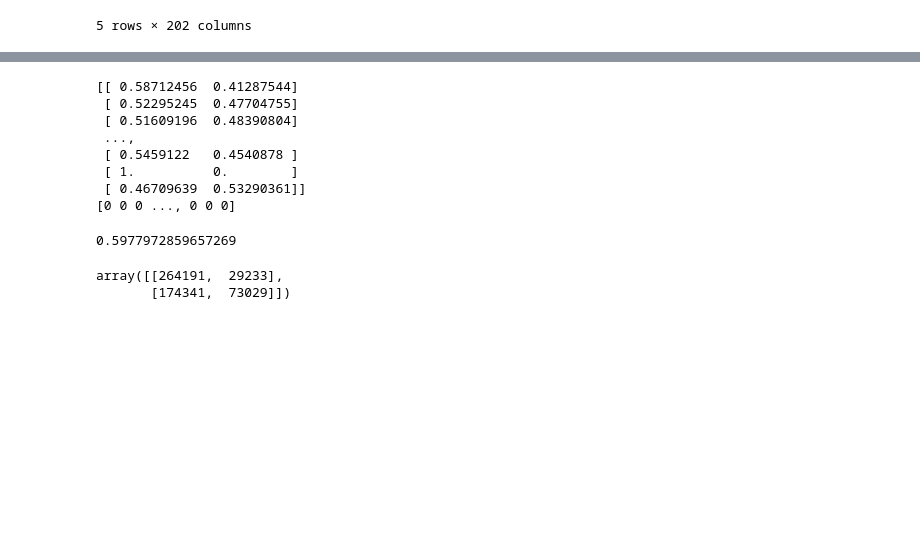
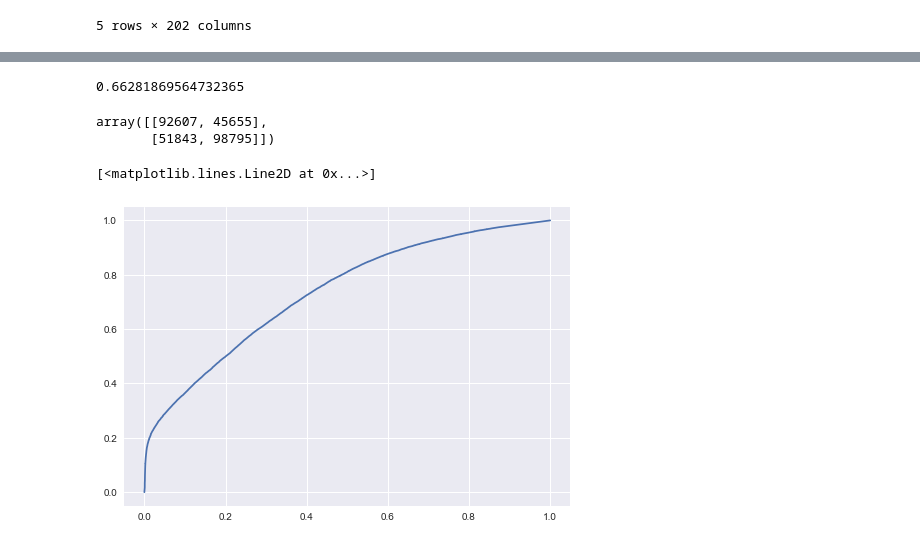
Before and after one commit to richardschris/my-hw-repo, a Jupyter notebook: cfpb-exploration-plus-model.ipynb, the cells around one changed output, grey strips where cells are left out. Drawn from its saved outputs; the diff is of its cells as text; code cells hidden in the pictures; blank space fills up the shorter version.

```diff
--- a/cfpb-exploration-plus-model.ipynb
+++ b/cfpb-exploration-plus-model.ipynb
@@ -305,5 +306,5 @@ X, y = sm.fit_sample(X_train, y_train)
 Name: Consumer disputed?, dtype: int64
 # %%
-model = RandomForestClassifier(n_estimators=200, class_weight='balanced', random_state=555, criterion='gini')
-model.fit(complaints_dummied[train_cols], complaints_dummied['Consumer disputed?'], sample_weight=complaints_dummied['Consumer disputed?'].shape)
+model = RandomForestClassifier(n_estimators=50, random_state=555, criterion='gini')
+model.fit(X, y)
 # %% [output]
@@ -319,0 +317,3 @@ model.score(complaints_dummied[train_cols], complaints_dummied['Consumer dispute
+# %%
+X_test, y_test = sm.fit_sample(X_test, y_test)
+model.score(X_test, y_test)
@@ -341,31 +343,21 @@ print model.feature_importances_
 # %%
-predictions = model.predict(complaints_dummied[train_cols])
-predict_probs = model.predict_proba(complaints_dummied[train_cols])
+predictions = model.predict(X_test)
+pred_probs = model.predict_proba(X_test)
-# %%
-print predict_probs
-import numpy as np
-preds_f = np.vectorize(lambda x: 1 if x > .55 else 0)
-preds_f(predict_probs)
-pred_df = pd.DataFrame(preds_f(predict_probs))
-pred_df['out'] = pred_df[1].apply(lambda x: x)
-print pred_df.out.as_matrix()
-# %% [output]
-[[ 0.58712456  0.41287544]
- [ 0.52295245  0.47704755]
- [ 0.51609196  0.48390804]
- ...,
- [ 0.5459122   0.4540878 ]
- [ 1.          0.        ]
- [ 0.46709639  0.53290361]]
-[0 0 0 ..., 0 0 0]
 # %%
 from sklearn.metrics import roc_curve, confusion_matrix, roc_auc_score
 # %%
-roc_auc_score(predictions, complaints_dummied['Consumer disputed?'])
+roc_auc_score(predictions, y_test)
 # %% [output]
-0.5977972859657269
+0.66281869564732365
 # %%
-confusion_matrix(predictions, complaints_dummied['Consumer disputed?'])
+confusion_matrix(predictions, y_test)
 # %% [output]
-array([[264191,  29233],
-       [174341,  73029]])
+array([[92607, 45655],
+       [51843, 98795]])
+# %%
+tpr, fpr, _ = roc_curve(y_test, pred_probs[:,1])
+# %%
+plt.plot(tpr, fpr)
+# %% [output]
+[<matplotlib.lines.Line2D at 0x...>]
+[figure, added]
```
Also changed, not shown: parts of 5 cells of this notebook, 1 other file.
